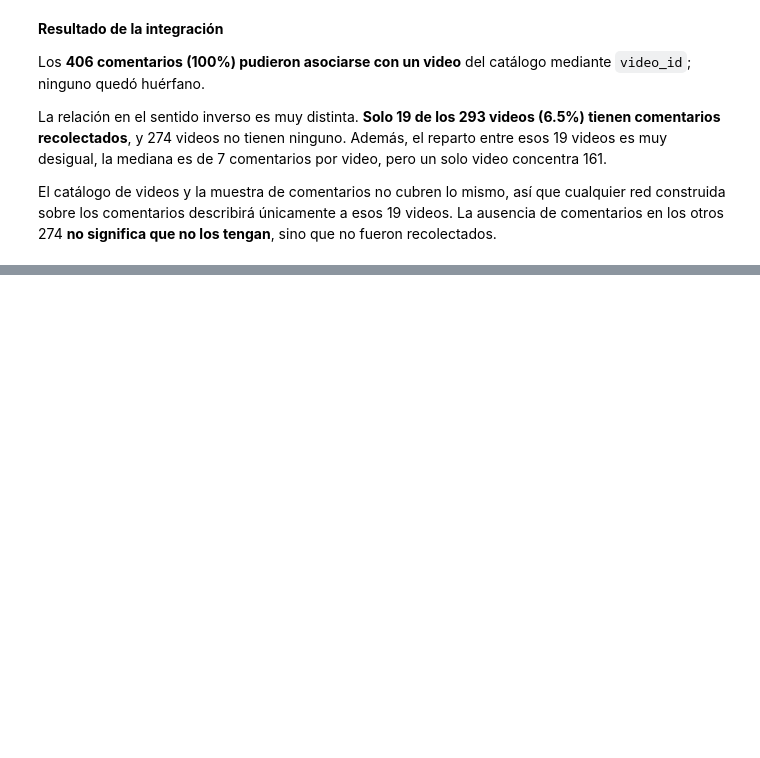
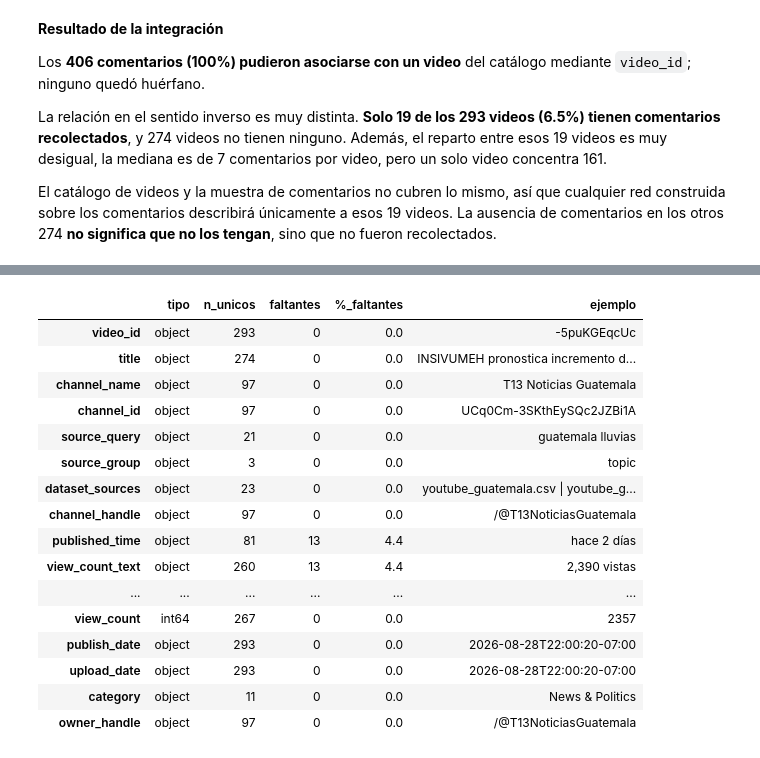
Before and after one commit to Tunchxz/CC3084-Laboratorio-6, a Jupyter notebook: notebooks/01_carga_y_limpieza.ipynb, the cells around one changed output, grey strips where cells are left out. Drawn from its saved outputs; the diff is of its cells as text; code cells hidden in the pictures; blank space fills up the shorter version.

```diff
--- a/notebooks/01_carga_y_limpieza.ipynb
+++ b/notebooks/01_carga_y_limpieza.ipynb
@@ -321,0 +328,33 @@ El catálogo de videos y la muestra de comentarios no cubren lo mismo, así que
+# %%
+def diagnostico(df):
+    return pd.DataFrame({
+        "tipo": df.dtypes.astype(str),
+        "n_unicos": df.nunique(dropna=False),
+        "faltantes": df.isna().sum(),
+        "%_faltantes": (df.isna().mean() * 100).round(1),
+        "ejemplo": [
+            (df[c].dropna().iloc[0] if df[c].notna().any() else None) for c in df.columns
+        ],
+    })
+
+diag_videos = diagnostico(videos)
+diag_videos["ejemplo"] = diag_videos["ejemplo"].astype(str).str.slice(0, 55)
+diag_videos
+# %% [output]
+|  | tipo | n_unicos | faltantes | %_faltantes | ejemplo |
+| video_id | object | 293 | 0 | 0.0 | -5puKGEqcUc |
+| title | object | 274 | 0 | 0.0 | INSIVUMEH pronostica incremento d... |
+| channel_name | object | 97 | 0 | 0.0 | T13 Noticias Guatemala |
+| channel_id | object | 97 | 0 | 0.0 | UCq0Cm-3SKthEySQc2JZBi1A |
+| source_query | object | 21 | 0 | 0.0 | guatemala lluvias |
+| source_group | object | 3 | 0 | 0.0 | topic |
+| dataset_sources | object | 23 | 0 | 0.0 | youtube_guatemala.csv | youtube_g... |
+| channel_handle | object | 97 | 0 | 0.0 | /@T13NoticiasGuatemala |
+| published_time | object | 81 | 13 | 4.4 | hace 2 días |
+| view_count_text | object | 260 | 13 | 4.4 | 2,390 vistas |
+| ... | ... | ... | ... | ... | ... |
+| view_count | int64 | 267 | 0 | 0.0 | 2357 |
+| publish_date | object | 293 | 0 | 0.0 | 2026-08-28T22:00:20-07:00 |
+| upload_date | object | 293 | 0 | 0.0 | 2026-08-28T22:00:20-07:00 |
+| category | object | 11 | 0 | 0.0 | News & Politics |
+| owner_handle | object | 97 | 0 | 0.0 | /@T13NoticiasGuatemala |
```
Also changed, not shown: parts of 39 cells of this notebook.
